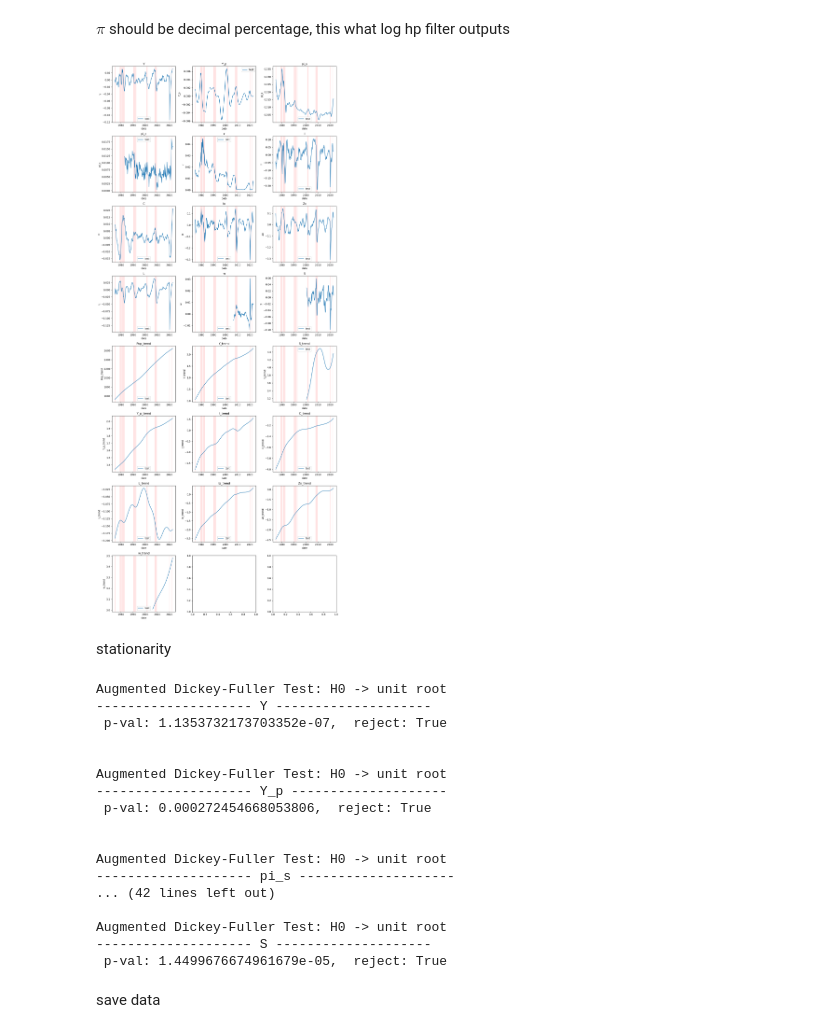
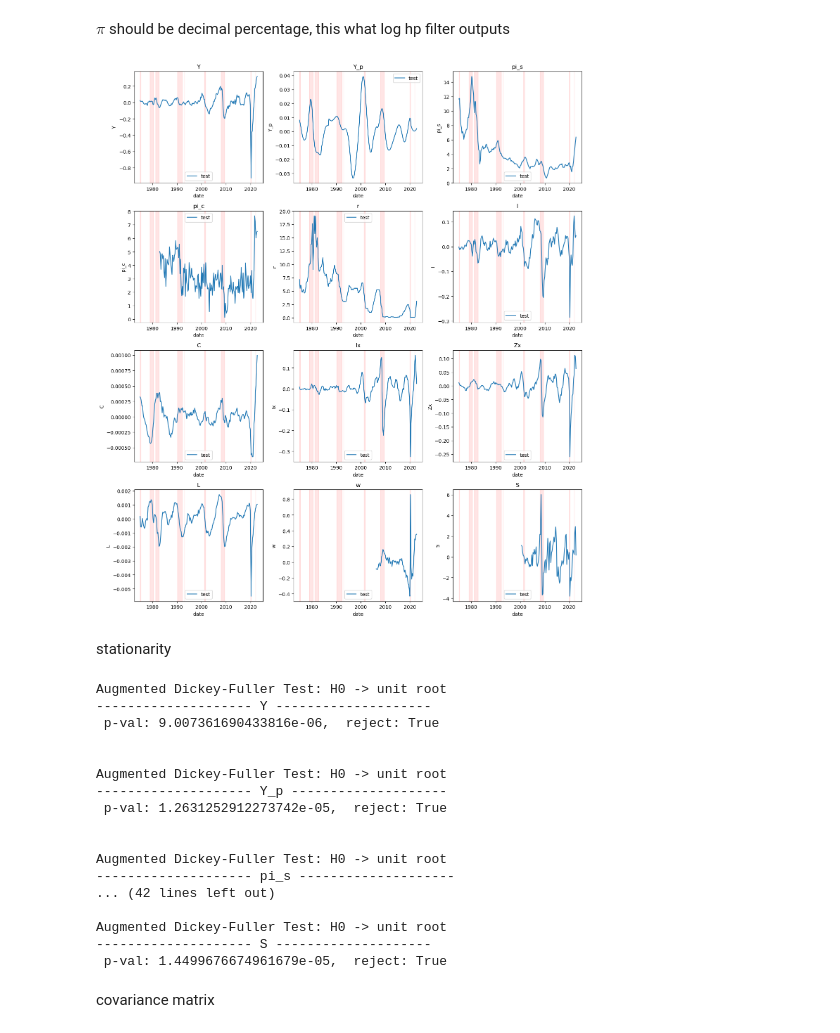
Before and after one commit to lukasgrahl/memoire1, a Jupyter notebook: notebooks/01-load_data.ipynb, the cells around one changed output. Drawn from its saved outputs; the diff is of its cells as text; code cells hidden in the pictures.

```diff
--- a/notebooks/01-load_data.ipynb
+++ b/notebooks/01-load_data.ipynb
@@ -65,0 +66,4 @@ for col in ['pi_s', 'pi_c', 'r']:
+# %%
+mask = df.index > '1985-01-01'
+df_priors = df[~mask].copy()
+df = df[mask].copy()
@@ -89,7 +158,7 @@ The HP filter seperates long-term trend (steady-state) GDP from cycle fluctuatio
 df_2 = df.copy()
 # %%
 # hp detrend
-detrend_cols = ["Y", 'S', 'Y_p', "I", "C", "L", "Ix", "Zx", "w"]
+detrend_cols = ["Y", 'Y_p', "I", "C", "L", "Ix", "Zx", "w"]
 for col in detrend_cols:
     ind = df_2[col].dropna().index
 
@@ -102,9 +171,11 @@ df_2['S'] = df_2['S'] / 10
 $\pi$ should be decimal percentage, this what log hp filter outputs
 # %%
 # plot cycle
-plot_dfs([df_2], sns.lineplot, fill_arr=recession_dict, legend=['test'])
+fig1 = plot_dfs([df_2[[item for item in df_2.columns if 'trend' not in item]]], sns.lineplot, fill_arr=recession_dict, legend=['test'])
+# save output
+fig1.savefig(os.path.join(LATEX_OUT, f'data_variables_transforemd.png'))
 # %% [output]
-[figure, old version]
+[figure, new version]
 # %% [markdown]
 stationarity
 # %%
@@ -114,12 +185,12 @@ for col in [item for item in df_2.columns if 'trend' not in item]:
 # %% [output]
 Augmented Dickey-Fuller Test: H0 -> unit root
 -------------------- Y --------------------
- p-val: 1.1353732173703352e-07,  reject: True
+ p-val: 9.007361690433816e-06,  reject: True
 
 
 Augmented Dickey-Fuller Test: H0 -> unit root
 -------------------- Y_p --------------------
- p-val: 0.000272454668053806,  reject: True
+ p-val: 1.2631252912273742e-05,  reject: True
 
 
 Augmented Dickey-Fuller Test: H0 -> unit root
@@ -129,7 +200,7 @@ Augmented Dickey-Fuller Test: H0 -> unit root
 Augmented Dickey-Fuller Test: H0 -> unit root
 -------------------- S --------------------
  p-val: 1.4499676674961679e-05,  reject: True
-# %% [markdown]
-save data
 # %%
 df_2 = df_2[[item for item in df_2.columns if "trend" not in item]].copy()
+# %% [markdown]
+covariance matrix
```
Also changed, not shown: parts of 17 cells of this notebook, 10 other files.
